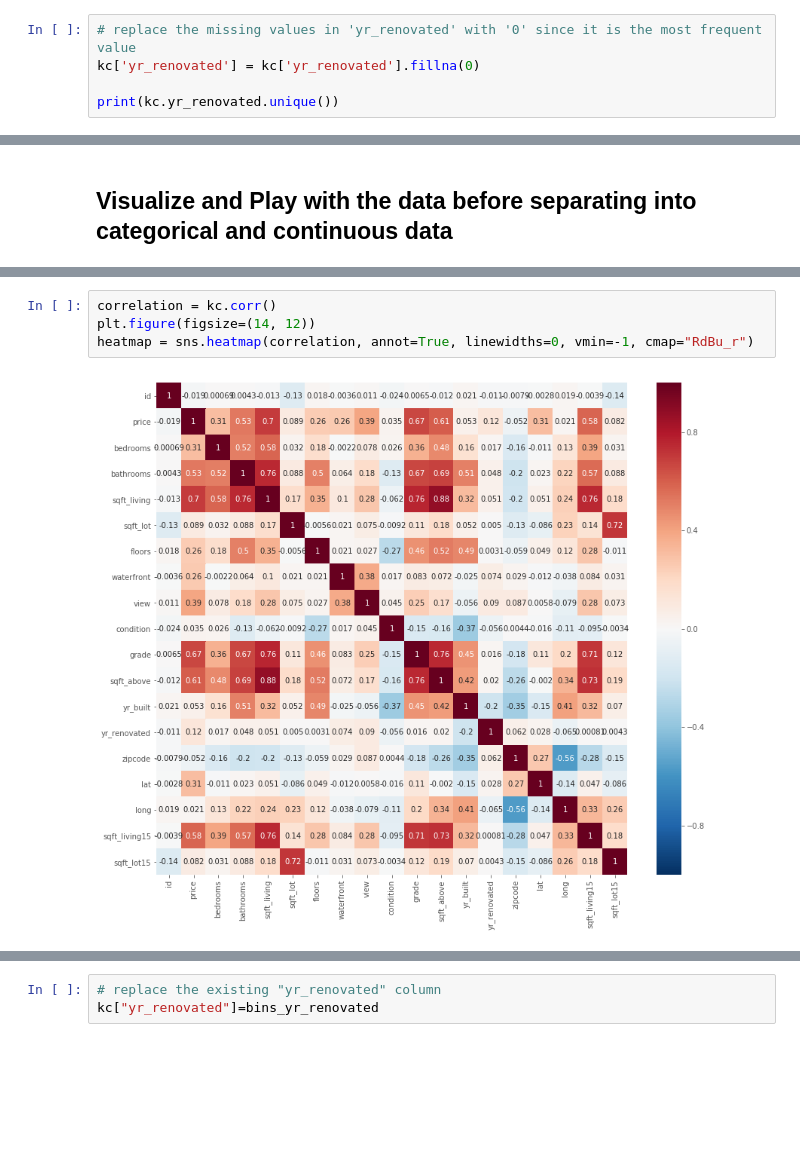
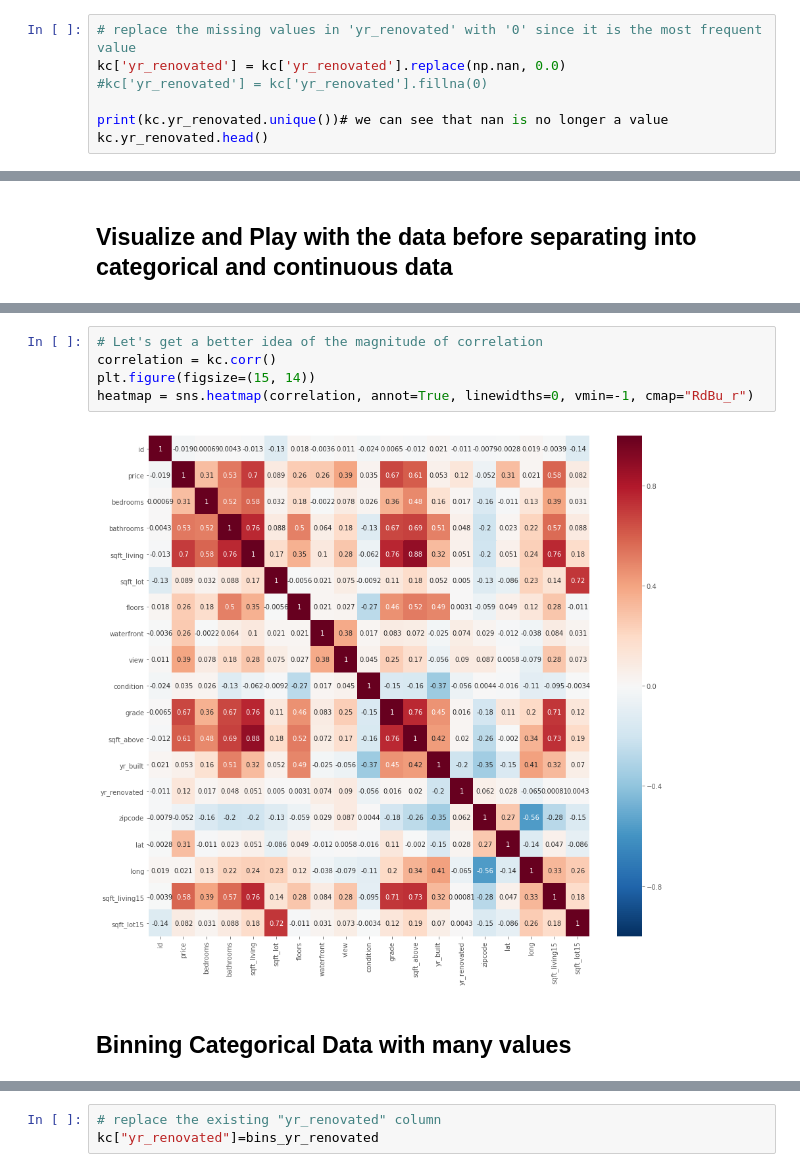
Before and after one commit to ilindgren/dsc-v2-mod1-final-project-online-ds-pt-061019, a Jupyter notebook: Isabella_Lindgren_FP1.ipynb, the cells around one changed output, grey strips where cells are left out. Cells and saved outputs as stored; diff of their text form; blank space fills up the shorter version.

```diff
--- a/Isabella_Lindgren_FP1.ipynb
+++ b/Isabella_Lindgren_FP1.ipynb
@@ -385,9 +382,11 @@ array([   0., 1991.,   nan, 2002., 2010., 1992., 2013., 1994., 1978.,
        1959., 1960., 1967., 1965., 1934., 1972., 1944., 1958.])
 # %%
 # replace the missing values in 'yr_renovated' with '0' since it is the most frequent value
-kc['yr_renovated'] = kc['yr_renovated'].fillna(0)
+kc['yr_renovated'] = kc['yr_renovated'].replace(np.nan, 0.0)
+#kc['yr_renovated'] = kc['yr_renovated'].fillna(0)
 
-print(kc.yr_renovated.unique())
+print(kc.yr_renovated.unique())# we can see that nan is no longer a value
+kc.yr_renovated.head()
 # %% [output]
 [   0. 1991. 2002. 2010. 1992. 2013. 1994. 1978. 2005. 2003. 1984. 1954.
  2014. 2011. 1983. 1945. 1990. 1988. 1977. 1981. 1995. 2000. 1999. 1998.
@@ -468,8 +493,11 @@ plt.gcf().clear()
 <Figure size 432x288 with 0 Axes>
 # %%
+# Let's get a better idea of the magnitude of correlation
 correlation = kc.corr()
-plt.figure(figsize=(14, 12))
+plt.figure(figsize=(15, 14))
 heatmap = sns.heatmap(correlation, annot=True, linewidths=0, vmin=-1, cmap="RdBu_r")
 # %% [output]
-[figure, old version]
+[figure, new version]
+# %% [markdown]
+## Binning Categorical Data with many values
 # %%
```
Also changed, not shown: parts of 147 cells of this notebook.
